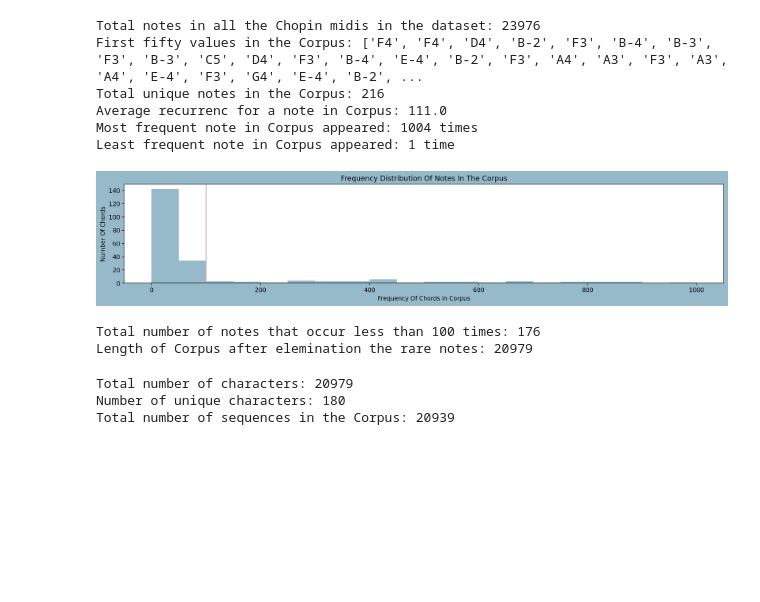
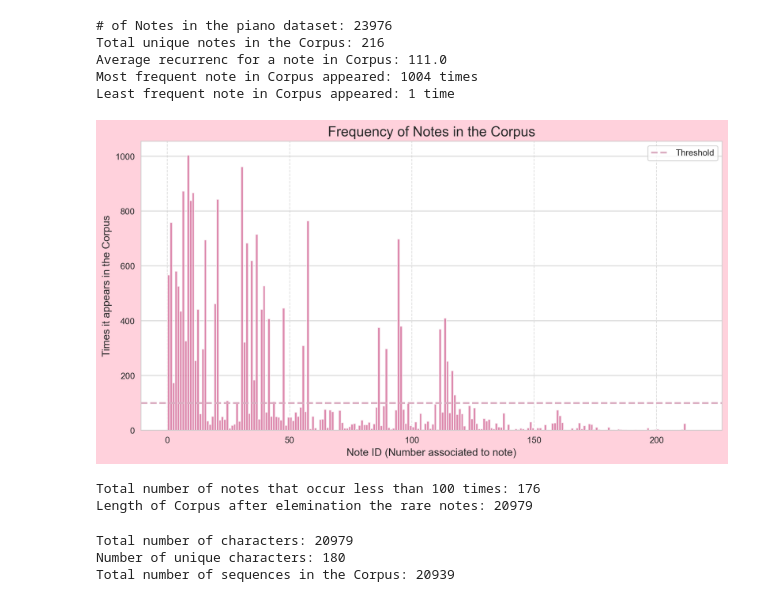
Before and after one commit to monica-ayala/MusicGenerator, a Jupyter notebook: Untitled.ipynb, the cells around one changed output. Saved outputs shown, nothing was run; the diff lists cells and outputs as text; code cells hidden in the pictures; blank space fills up the shorter version.

```diff
--- a/Untitled.ipynb
+++ b/Untitled.ipynb
@@ -25,14 +22,9 @@ import os
 # %%
-
-warnings.filterwarnings("ignore")
-warnings.simplefilter("ignore")
-np.random.seed(42)
-
+np.random.seed(45)
 ## BEGINING OF LOADING THE DATA
 
-#Loading the list of chopin's midi files as stream
 filepath = "training_data/Piano/"
-#Getting midi files
+
 all_midis= []
 for i in os.listdir(filepath):
     if i.endswith(".mid"):
@@ -40,7 +32,6 @@ for i in os.listdir(filepath):
         midi = converter.parse(tr)
         all_midis.append(midi)
 
-#Helping function
 def extract_notes(file):
     notes = []
     pick = None
@@ -55,16 +46,9 @@ def extract_notes(file):
                     notes.append(".".join(str(n) for n in element.normalOrder))
 
     return notes
-#Getting the list of notes as Corpus
+
 Corpus= extract_notes(all_midis)
-print("Total notes in all the Chopin midis in the dataset:", len(Corpus))
-
-print("First fifty values in the Corpus:", Corpus[:50])
-
-
-
-def show(music):
-    sys.displayhook(Image(str(music.write("lily.png"))))
+print("# of Notes in the piano dataset:", len(Corpus))
 
 def chords_n_notes(Snippet):
     Melody = []
@@ -91,58 +75,51 @@ def chords_n_notes(Snippet):
     Melody_midi = stream.Stream(Melody)
     return Melody_midi
 
-Melody_Snippet = chords_n_notes(Corpus[:100])
-# Melody_Snippet.show()
-
 #Creating a count dictionary
 count_num = Counter(Corpus)
 print("Total unique notes in the Corpus:", len(count_num))
 
-#Exploring the notes dictionary
 Notes = list(count_num.keys())
 Recurrence = list(count_num.values())
-#Average recurrenc for a note in Corpus
-def Average(lst):
-    return sum(lst) / len(lst)
-print("Average recurrenc for a note in Corpus:", Average(Recurrence))
+print("Average recurrenc for a note in Corpus:", sum(Recurrence) / len(Recurrence))
 print("Most frequent note in Corpus appeared:", max(Recurrence), "times")
 print("Least frequent note in Corpus appeared:", min(Recurrence), "time")
 
+# Set a seaborn style
+sns.set_style("whitegrid")
+
 # Plotting the distribution of Notes
-plt.figure(figsize=(18,3),facecolor="#97BACB")
-bins = np.arange(0,(max(Recurrence)), 50)
-plt.hist(Recurrence, bins=bins, color="#97BACB")
-plt.axvline(x=100,color="#DBACC1")
-plt.title("Frequency Distribution Of Notes In The Corpus")
-plt.xlabel("Frequency Of Chords in Corpus")
-plt.ylabel("Number Of Chords")
+plt.figure(figsize=(12, 6), facecolor="#FFD1DC")
+bins = np.arange(0, len(Recurrence) + 1, 1)
+plt.hist(range(len(Recurrence)), bins=bins, weights=Recurrence, color="#CF578A", edgecolor="white", alpha=0.7)
+plt.axhline(y=100, color="#DBACC1", linestyle="--", linewidth=2, label="Threshold")
+plt.title("Frequency of Notes in the Corpus", fontsize=16)
+plt.xlabel("Note ID (Number associated to note)", fontsize=12)
+plt.ylabel("Times it appears in the Corpus", fontsize=12)
+plt.legend()
+plt.grid(axis="x", linestyle="--", alpha=0.7)
 plt.show()
 
-#Getting a list of rare chords
 rare_note = []
 for index, (key, value) in enumerate(count_num.items()):
     if value < 100:
         m =  key
         rare_note.append(m)
 
 print("Total number of notes that occur less than 100 times:", len(rare_note))
 
-#Eleminating the rare notes
 for element in Corpus:
     if element in rare_note:
         Corpus.remove(element)
 
 print("Length of Corpus after elemination the rare notes:", len(Corpus))
-
-## END OF LOADING THE DATA
 # %% [output]
-Total notes in all the Chopin midis in the dataset: 23976
-First fifty values in the Corpus: ['F4', 'F4', 'D4', 'B-2', 'F3', 'B-4', 'B-3', 'F3', 'B-3', 'C5', 'D4', 'F3', 'B-4', 'E-4', 'B-2', 'F3', 'A4', 'A3', 'F3', 'A3', 'A4', 'E-4', 'F3', 'G4', 'E-4', 'B-2', ...
+# of Notes in the piano dataset: 23976
 Total unique notes in the Corpus: 216
 Average recurrenc for a note in Corpus: 111.0
 Most frequent note in Corpus appeared: 1004 times
 Least frequent note in Corpus appeared: 1 time
-[figure, old version]
+[figure, new version]
 Total number of notes that occur less than 100 times: 176
 Length of Corpus after elemination the rare notes: 20979
 # %%
```
Also changed, not shown: parts of 6 cells of this notebook, 4 other files.
